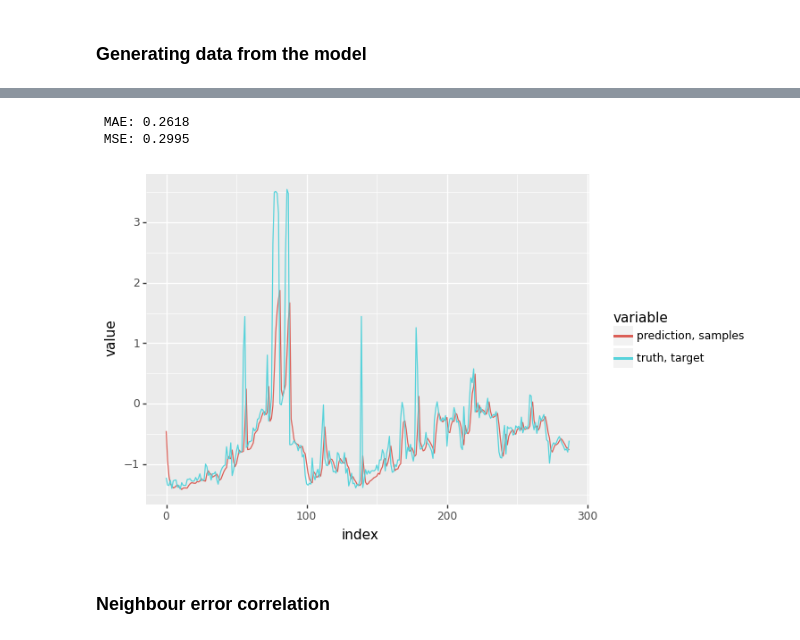
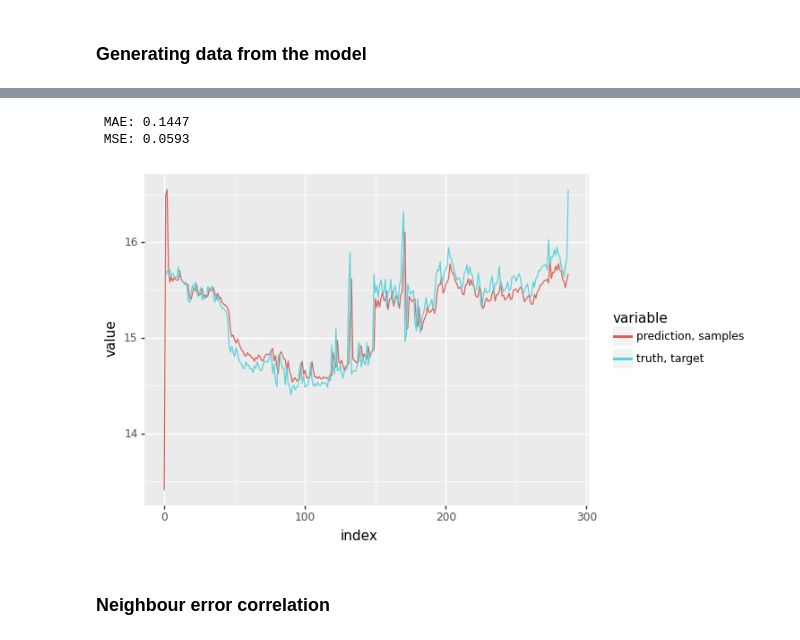
Before and after one commit to mmuravytskyi/snmp-madness, a Jupyter notebook: baseline_model.ipynb, the cells around one changed output, grey strips where cells are left out. Saved outputs shown, nothing was run; the diff lists cells and outputs as text; code cells hidden in the pictures.

```diff
--- a/baseline_model.ipynb
+++ b/baseline_model.ipynb
@@ -264,7 +141,7 @@ rng = hk.PRNGSequence(SEED)
 
 init_params_fn, loss_fn = hk.without_apply_rng(hk.transform(sequence_loss))
 loss_fn = jax.jit(loss_fn)
-initial_params = init_params_fn(next(rng), expl_batch, next(rng), .0)
+initial_params = init_params_fn(next(rng), expl_batch)
 opt_init, _ = make_optimizer()
 initial_opt_state = opt_init(initial_params)
 
@@ -278,12 +155,12 @@ def train(state):
     for step in range(NUM_TRAINING_STEPS):
         _key = next(rng)
         train_batch = next(train_di)
-        state = update(state, train_batch, _key)
+        state = update(state, train_batch)
 
         if step % EVAL_INTERVAL == 0:
-            eval_batch = next(train_di)
-            train_loss = loss_fn(state.params, train_batch, _key, state.t_f_p)
-            eval_loss = loss_fn(state.params, eval_batch, _key, state.t_f_p)
+            eval_batch = next(test_di)
+            train_loss = loss_fn(state.params, train_batch)
+            eval_loss = loss_fn(state.params, eval_batch)
             train_loss_all = jnp.append(train_loss_all, train_loss)
             eval_loss_all = jnp.append(eval_loss_all, eval_loss)
             print({
@@ -329,11 +206,11 @@ plot.draw()
 # %% [markdown]
 ### Generating data from the model
 # %%
-_, generate_fn = hk.without_apply_rng(hk.transform(generate))
+init_gen_fn, generate_fn = hk.without_apply_rng(hk.transform(generate))
 predict = jax.jit(generate_fn, static_argnums=2)
 # %%
 val_batch = next(test_di)
-context = val_batch["input"][:1, :]
+context = val_batch["input"][:, :1]
 predicted = generate_fn(final_state.params, context, BLOCK_SIZE*2 )
 # %%
 predicted.shape, val_batch["target"].shape
@@ -342,18 +219,18 @@ predicted.shape, val_batch["target"].shape
 # %%
-print(f" MAE: {jnp.mean(jnp.abs(val_batch['target'][0, :, -1] - predicted[:BLOCK_SIZE, -1, -1])):.4f}")
-print(f" MSE: {jnp.mean(jnp.square(val_batch['target'][0, :, -1] - predicted[:BLOCK_SIZE, -1, -1])):.4f}")
+print(f" MAE: {jnp.mean(jnp.abs(embed(val_batch['target'][:, :1]) - predicted[:BLOCK_SIZE])):.4f}")
+print(f" MSE: {jnp.mean(jnp.square(embed(val_batch['target'][:, :1]) - predicted[:BLOCK_SIZE])):.4f}")
 # %% [output]
- MAE: 0.2618
- MSE: 0.2995
+ MAE: 0.1447
+ MSE: 0.0593
 # %%
 plot = utils.plot_samples(
-    val_batch["target"][0, :, -1],
-    predicted[:BLOCK_SIZE, -1, -1],
+    embed(val_batch['target'][:, :1]),
+    predicted[:BLOCK_SIZE],
     truth_label='truth, target',
     prediction_label='prediction, samples')
 plot.draw()
 # %% [output]
-[figure, old version]
+[figure, new version]
 # %% [markdown]
 ### Neighbour error correlation
 # %% [markdown]
```
Also changed, not shown: parts of 19 cells of this notebook, 1 other file.
